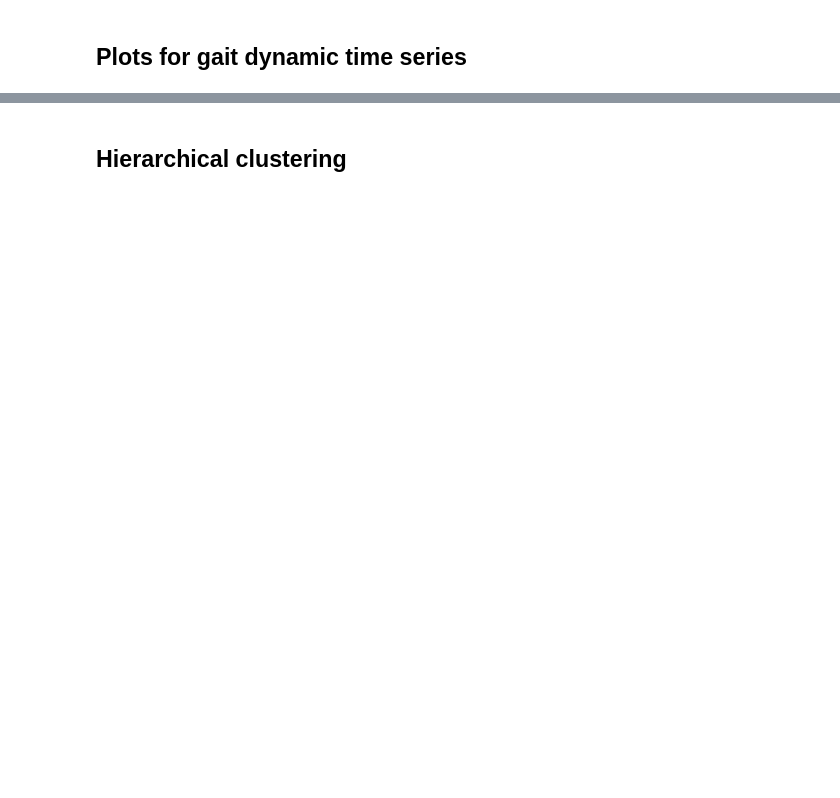
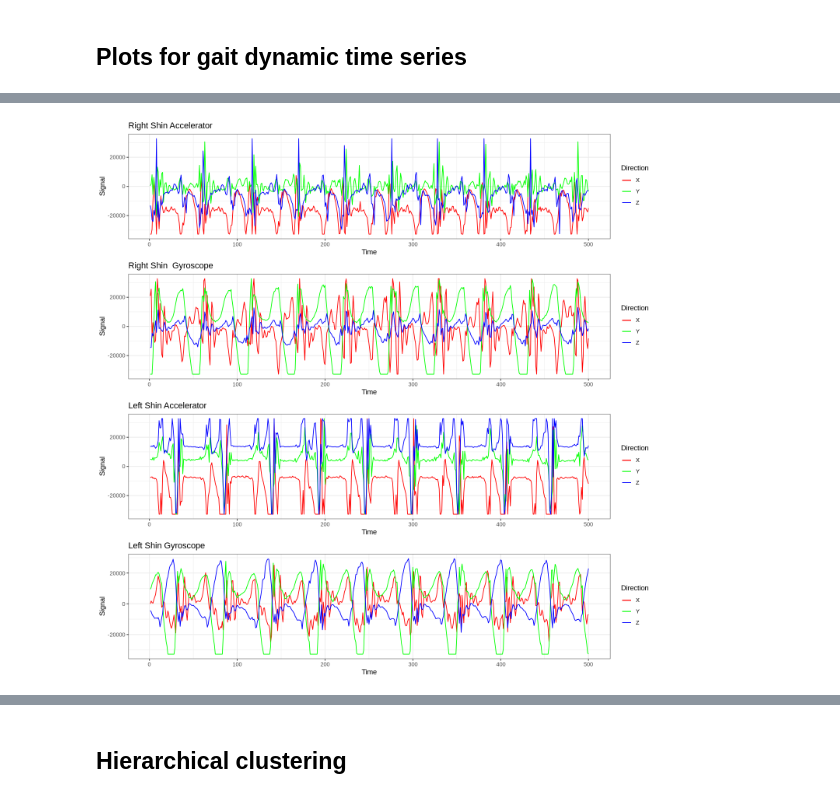
Before and after one commit to ormorteey/STA-250-Project, a Jupyter notebook: STA_250_[R]_Computational_Statistics.ipynb, the cells around one changed output, grey strips where cells are left out. Cells and saved outputs as stored; diff of their text form; code cells hidden in the pictures; blank space fills up the shorter version.

```diff
--- a/STA_250_[R]_Computational_Statistics.ipynb
+++ b/STA_250_[R]_Computational_Statistics.ipynb
@@ -236,0 +257,6 @@ gait_dynamic_ts_thigh_plot_fn(walking_01_02_df)
+# %%
+#@title
+fig(width = 12, heigth = 12)
+gait_dynamic_ts_shin_plot_fn(ts_df)
+# %% [output]
+[figure, added]
```
Also changed, not shown: parts of 44 cells of this notebook.
